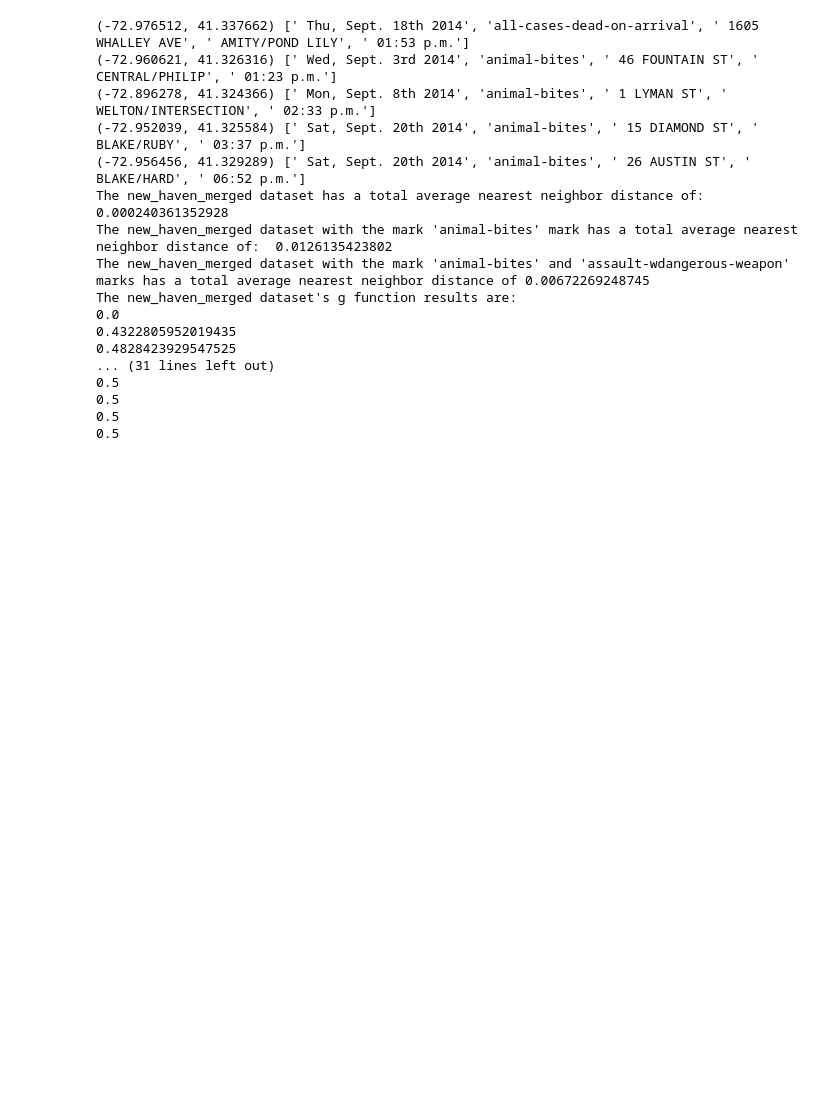
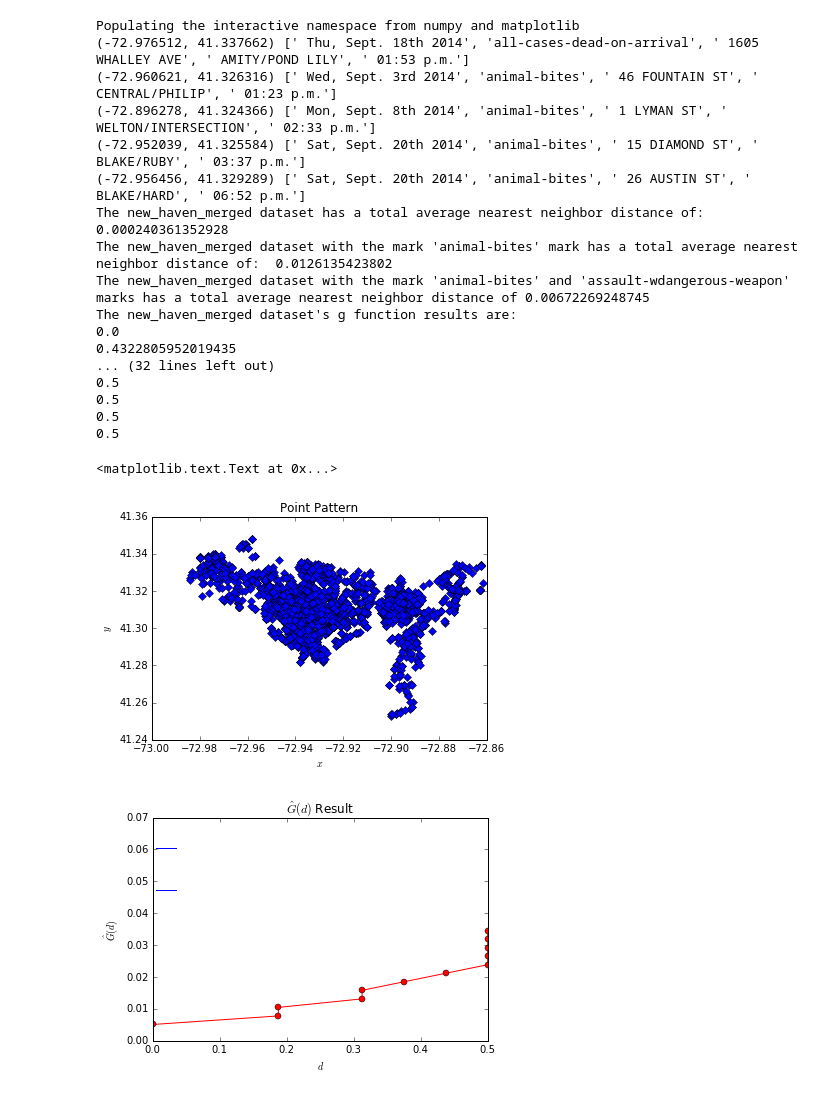
Before and after one commit to Geospatial-Python/assignment_09, a Jupyter notebook: pointPattern_Analysis.ipynb, the cells around one changed output. Saved outputs shown, nothing was run; the diff lists cells and outputs as text; code cells hidden in the pictures; blank space fills up the shorter version.

Commit message:
adding graphs, final?

```diff
--- a/pointPattern_Analysis.ipynb
+++ b/pointPattern_Analysis.ipynb
@@ -5,6 +5,10 @@ import pysal as ps
 import unittest
 from src.point import Point
 from src.pointPattern import PointPattern
+import matplotlib
+import matplotlib.pyplot as pyp
+import numpy as np
+%pylab inline
 
 #utilize the example shapefile
 shapefile = ps.open(ps.examples.get_path('new_haven_merged.shp'))
@@ -43,35 +47,67 @@ print("The new_haven_merged dataset with the mark 'animal-bites' and 'assault-wd
 
 
 #ssssssillustrate the use of the g function:
-np_compute_g = point_pattern.numpy_compute_g(12)
+np_compute_g, ds1 = point_pattern.numpy_compute_g(12)
 print("The new_haven_merged dataset's g function results are:")
 for g in np_compute_g:
     print(g)
 
-np_compute_g_mark  = point_pattern.numpy_compute_g(12,['animal-bites'])
+np_compute_g_mark, ds2  = point_pattern.numpy_compute_g(12,['animal-bites'])
 print("The new_haven_merged dataset's g function results with a mark of 'animal-bites' are: ")
 for g in np_compute_g_mark:
     print(g)
 
-np_compute_g_mark2 = point_pattern.numpy_compute_g(12,['animal-bites','assault-wdangerous-weapon'])
+#find the critical points for the g function:
+criticalList = point_pattern.critical_points()
+
+np_compute_g_mark2, ds3 = point_pattern.numpy_compute_g(12,['animal-bites','assault-wdangerous-weapon'])
 print("The new_haven_merged dataset's g function results with a marks of 'animal-bites' and 'assault-wdangerous-weapon' are: ")
 for g in np_compute_g_mark2:
     print(g)
+
+#now plot the point pattern:
+x = []
+y = []
+#put the points into x and y:
+for p in point_pattern.points:
+    x.append(p.x)
+    y.append(p.y)
+
+fig, ax1 = pyp.subplots()
+ax1.plot(np.array(x),np.array(y),color='blue',marker='D',linewidth=0)
+ax1.set_xlabel(r'$x$')
+ax1.set_ylabel(r'$y$')
+ax1.set_title('Point Pattern')
+
+
+#now print the results of the g function (with mark animal bites):
+#np_compute_g holds the list of the G function for each discrete d.
+#ds1 holds the distance bands:
+fig2, ax2 = pyp.subplots()
+ax2.plot(np.array(np_compute_g_mark),np.array(ds2),'ro-')
+ax2.plot((np.amin(ds2),np.amax(ds2)),(criticalList[0],criticalList[0]),color='blue')
+ax2.plot((np.amin(ds2),np.amax(ds2)),(criticalList[1],criticalList[1]),color='blue')
+ax2.set_xlabel(r'$d$')
+ax2.set_ylabel(r'$\hat{G}(d)$')
+ax2.set_title(r'$\hat{G}(d)$ Result')
 # %% [output]
+Populating the interactive namespace from numpy and matplotlib
 (-72.976512, 41.337662) [' Thu, Sept. 18th 2014', 'all-cases-dead-on-arrival', ' 1605 WHALLEY AVE', ' AMITY/POND LILY', ' 01:53 p.m.']
 (-72.960621, 41.326316) [' Wed, Sept. 3rd 2014', 'animal-bites', ' 46 FOUNTAIN ST', ' CENTRAL/PHILIP', ' 01:23 p.m.']
 (-72.896278, 41.324366) [' Mon, Sept. 8th 2014', 'animal-bites', ' 1 LYMAN ST', ' WELTON/INTERSECTION', ' 02:33 p.m.']
 (-72.952039, 41.325584) [' Sat, Sept. 20th 2014', 'animal-bites', ' 15 DIAMOND ST', ' BLAKE/RUBY', ' 03:37 p.m.']
 (-72.956456, 41.329289) [' Sat, Sept. 20th 2014', 'animal-bites', ' 26 AUSTIN ST', ' BLAKE/HARD', ' 06:52 p.m.']
 The new_haven_merged dataset has a total average nearest neighbor distance of:  0.000240361352928
 The new_haven_merged dataset with the mark 'animal-bites' mark has a total average nearest neighbor distance of:  0.0126135423802
 The new_haven_merged dataset with the mark 'animal-bites' and 'assault-wdangerous-weapon' marks has a total average nearest neighbor distance of 0.00672269248745
 The new_haven_merged dataset's g function results are:
 0.0
 0.4322805952019435
-0.4828423929547525
-... (31 lines left out)
+... (32 lines left out)
 0.5
 0.5
 0.5
 0.5
+<matplotlib.text.Text at 0x...>
+[figure, added]
+[figure, added]
```
Also changed, not shown: 4 other files.
